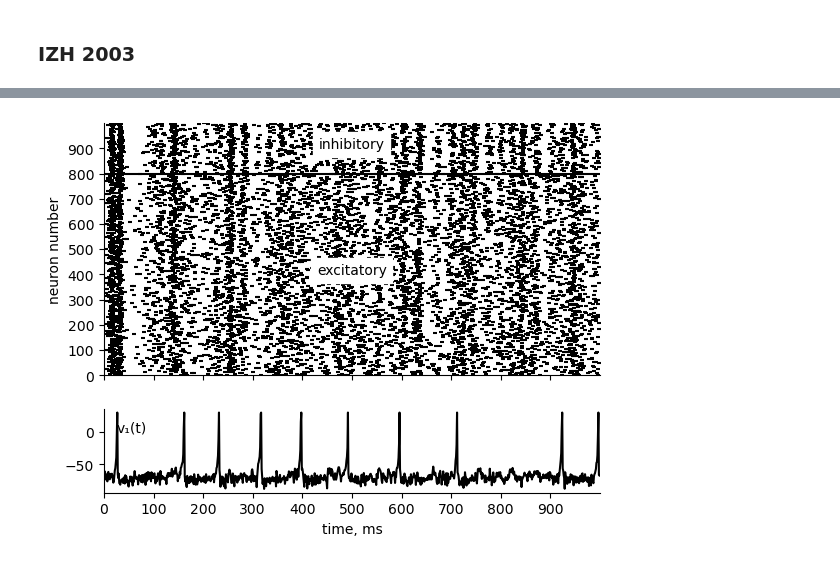
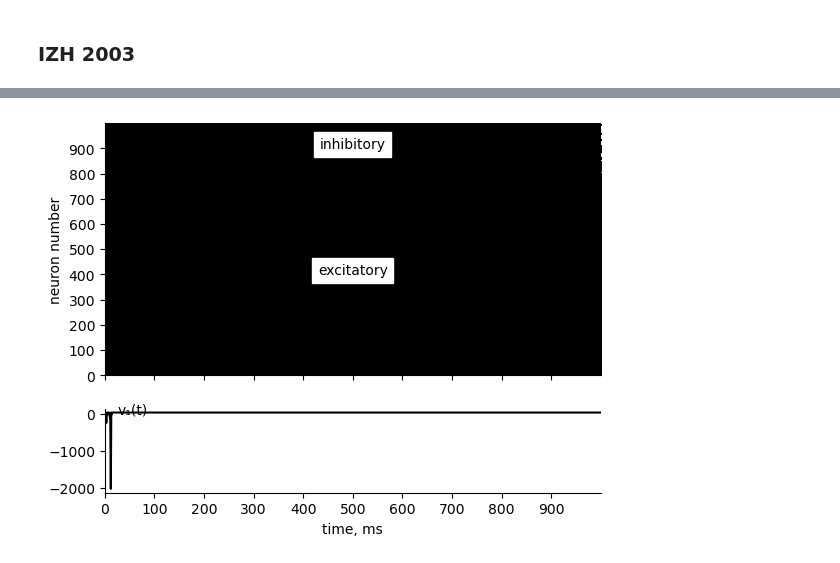
Before and after one commit to y-ng/SYDE-552, a Jupyter notebook: main.ipynb, the cells around one changed output, grey strips where cells are left out. Cells and saved outputs as stored; diff of their text form; code cells hidden in the pictures.

```diff
--- a/main.ipynb
+++ b/main.ipynb
@@ -157,6 +157,7 @@ weights = np.hstack(
 
 defaultclock.dt = 1 * ms
 
+# equations for 2003
 eqs = """dv/dt = (0.04*v**2 + 5*v + 140 - u + I + I_noise )/ms : 1
          du/dt = (a*(b*v - u))/ms  : 1
          I : 1
@@ -167,7 +168,20 @@ eqs = """dv/dt = (0.04*v**2 + 5*v + 140 - u + I + I_noise )/ms : 1
          d : 1
        """
 
-N = NeuronGroup(Ne + Ni, eqs, threshold="v>=30", reset="v=c; u+=d", method="euler")
+# test equations for 2007
+E = -65
+eqs_test = """dv/dt = (0.04*v**2 + 5*v + 140 - u*(E-v) + I + I_noise )/ms : 1
+              du/dt = (a*(b*v - u))/ms  : 1
+              I : 1
+              I_noise : 1
+              a : 1
+              b : 1
+              c : 1
+              d : 1
+           """
+
+# changed eqs to eqs_test here
+N = NeuronGroup(Ne + Ni, eqs_test, threshold="v>=30", reset="v=c; u+=d", method="euler")
 N.v = -65
 
 N_exc = N[:Ne]
@@ -230 +248 @@ plt.show()
-[figure, old version]
+[figure, new version]
```
Also changed, not shown: parts of 1 cell of this notebook.
